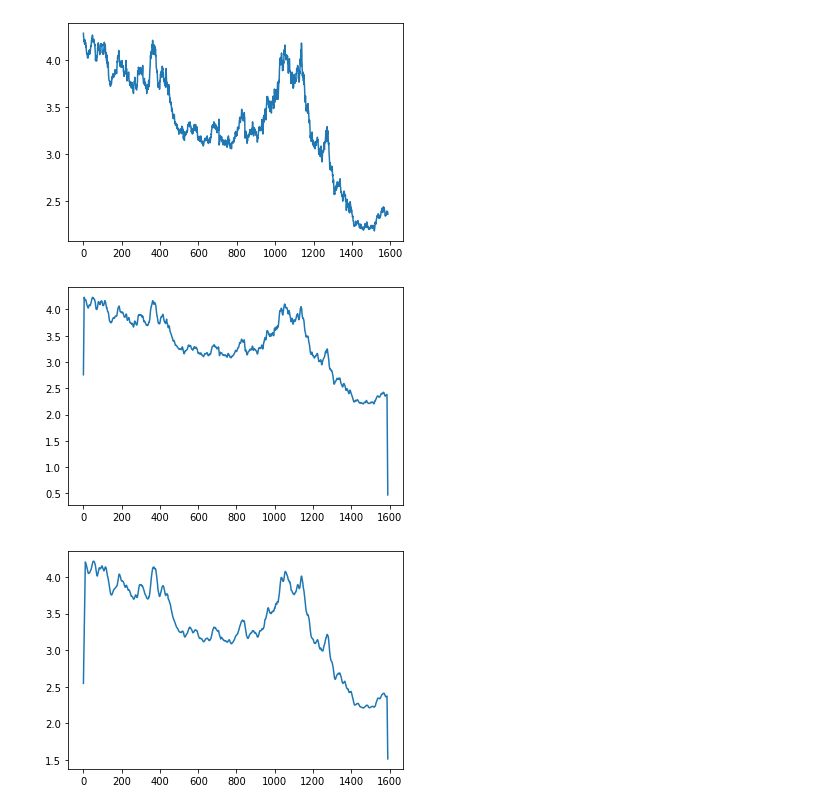
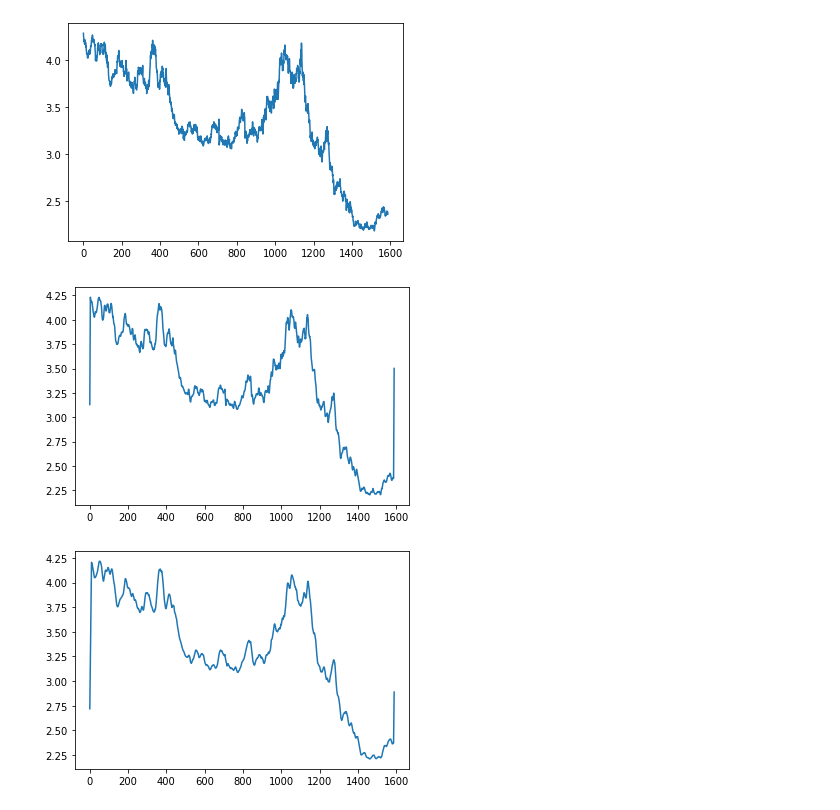
Before and after one commit to brunofds/convolucao_sinais, a Jupyter notebook: convolucao.ipynb, the cells around one changed output. Cells and saved outputs as stored; diff of their text form; code cells hidden in the pictures.

```diff
--- a/convolucao.ipynb
+++ b/convolucao.ipynb
@@ -60,17 +60,32 @@ dim_y = dimensao_y_n(quant_sinais, m_5)
 def gera_dicionario_yn(sinais_entrada, filtro_h, dimensao_y):
     dicionario_y = dict()
     dimensao_filtro_h = len(filtro_h)
-
+    dim_x = len(sinais_entrada)
     for n in range(dimensao_y):
         dicionario_y[n] = 0
         for k in range(dimensao_filtro_h):
-            try:
-                sinal_se_existe = sinais_entrada[n - k]
+            posicao_x = n - k
 
-            except:
-                sinal_se_existe = 0
+            if n - k < 0:
+                posicao_negativa = n - k
+                posicao_x = len(sinais_entrada) + posicao_negativa
+                valor_posicao = sinais_entrada[posicao_x]
 
-            dicionario_y[n] = dicionario_y[n] + (filtro_h[k] * sinal_se_existe)
+            if n - k >= dim_x:
+                posicao_positiva = n - k - dim_x
+
+                posicao_x = posicao_positiva
+                valor_posicao = sinais_entrada[posicao_x]
+            else:
+                valor_posicao = sinais_entrada[n-k]
+
+            dicionario_y[n] = dicionario_y[n] + (filtro_h[k] * valor_posicao)
+#             try:
+#                 valor_posicao = sinais_entrada[posicao_x]
+
+#             except:
+#                 valor_posicao = sin
+
 
     return dicionario_y
 
@@ -119,23 +116,42 @@ plt.show()
 [figure]
 # %%
 #Plotar filtrado pelo filtro media 5
+
+# Retirando os primeiros e ultimos sinais (5 mod 2)
+quant_sinais_exclui = len(m_5) % 2
+
+if quant_sinais_exclui > 0:
+    del(saida_vetor_y[:quant_sinais_exclui])
+    del(saida_vetor_y[-quant_sinais_exclui])
+
 x = list()
 for valor in range(len(saida_vetor_y)):
     x.append(valor)
 
 y = saida_vetor_y
 
 plt.plot(x, y)
 
 plt.show()
 # %% [output]
-[figure, old version]
+[figure, new version]
 # %%
 #Plotar filtrando pela média 11
 dicionario_y = gera_dicionario_yn(vetor_entrada_sinais, m_11, dim_y)
 saida_vetor_y = list()
 for key, value in dicionario_y.items():
     saida_vetor_y.append(value)
+
+
+#Plotar filtrado pelo filtro media 5
+
+# Retirando os primeiros e ultimos sinais (11 mod 2)
+quant_sinais_exclui = len(m_11) % 2
+
+if quant_sinais_exclui > 0:
+    del(saida_vetor_y[:quant_sinais_exclui])
+    del(saida_vetor_y[-quant_sinais_exclui])
+
 
 #Plotar filtrado pelo filtro media 11
 x = list()
@@ -148,4 +164,4 @@ plt.plot(x, y)
 
 plt.show()
 # %% [output]
-[figure, old version]
+[figure, new version]
```
Also changed, not shown: parts of 2 cells of this notebook.
